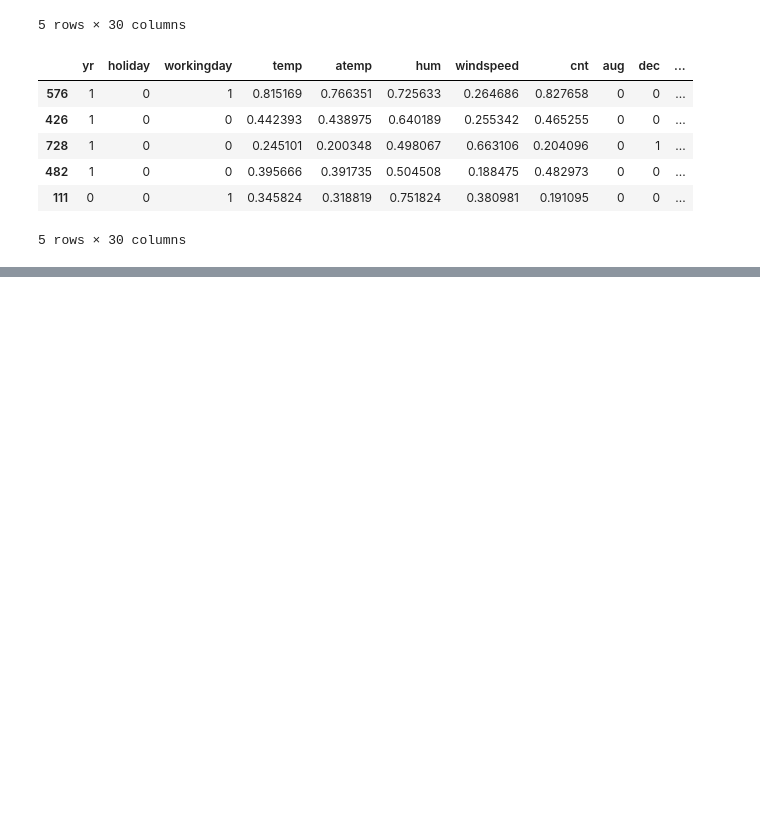
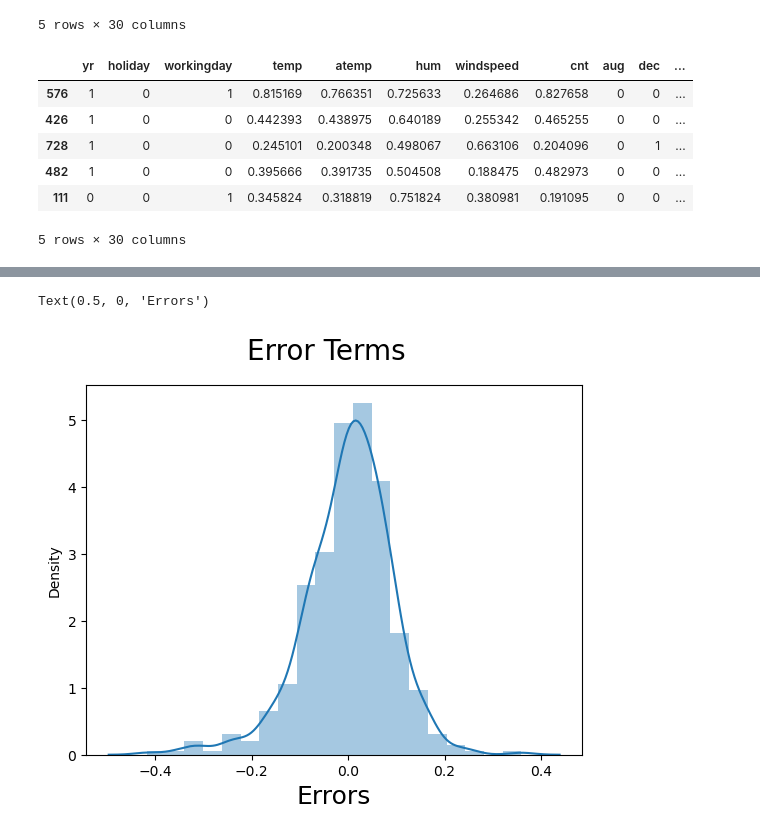
Before and after one commit to vikrampawar88/Linear_Regression_Bike_Sharing, a Jupyter notebook: Linear_Regression_Bike_Sharing_Assignment.ipynb, the cells around one changed output, grey strips where cells are left out. Saved outputs shown, nothing was run; the diff lists cells and outputs as text; code cells hidden in the pictures; blank space fills up the shorter version.

```diff
--- a/Linear_Regression_Bike_Sharing_Assignment.ipynb
+++ b/Linear_Regression_Bike_Sharing_Assignment.ipynb
@@ -482,0 +860,4 @@ bikeshare_data_train.head()
+# %%
+X_train_lm_5 = sm.add_constant(X_train_new)
+lr_5 = sm.OLS(y_train,X_train_lm_5).fit()
+lr_5.summary()
@@ -482,0 +896,6 @@ bikeshare_data_train.head()
+# %%
+# We can drop nov variable as it has high p-value
+X_train_new = X_train_new.drop(['july'], axis = 1)
+
+# Run the function to calculate VIF for the new model
+calculateVIF(X_train_new)
@@ -482,0 +919,4 @@ bikeshare_data_train.head()
+# %%
+X_train_lm_6 = sm.add_constant(X_train_new)
+lr_6 = sm.OLS(y_train,X_train_lm_6).fit()
+lr_6.summary()
@@ -482,0 +992,11 @@ bikeshare_data_train.head()
+# %%
+y_train_pred = lr_6.predict(X_train_lm_6)
+# %%
+# Plot the histogram of the error terms
+fig = plt.figure()
+sns.distplot((y_train - y_train_pred), bins = 20)
+fig.suptitle('Error Terms', fontsize = 20)                  # Plot heading
+plt.xlabel('Errors', fontsize = 18)                         # X-label
+# %% [output]
+Text(0.5, 0, 'Errors')
+[figure, added]
```
Also changed, not shown: parts of 76 cells of this notebook, 1 other file.
